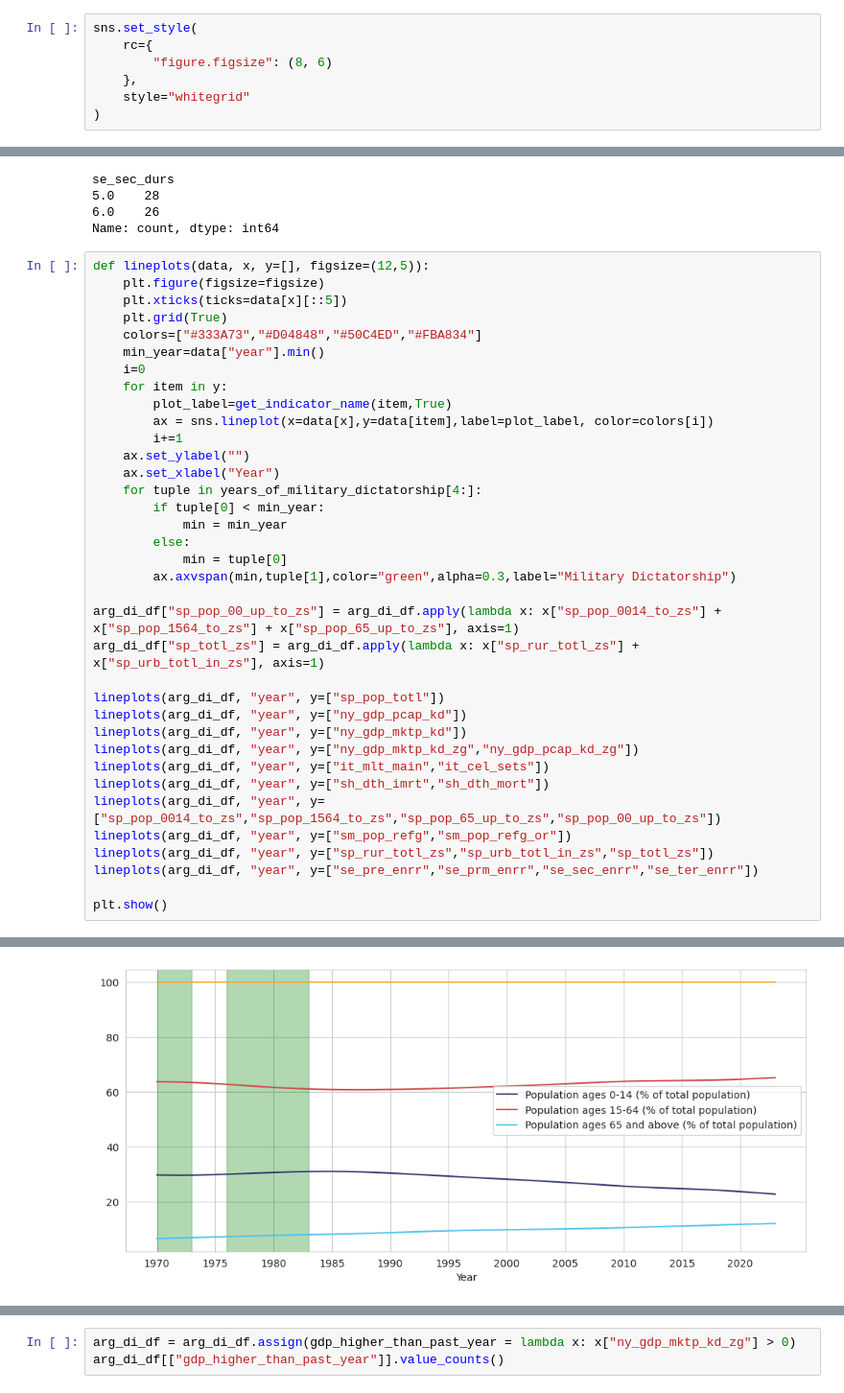
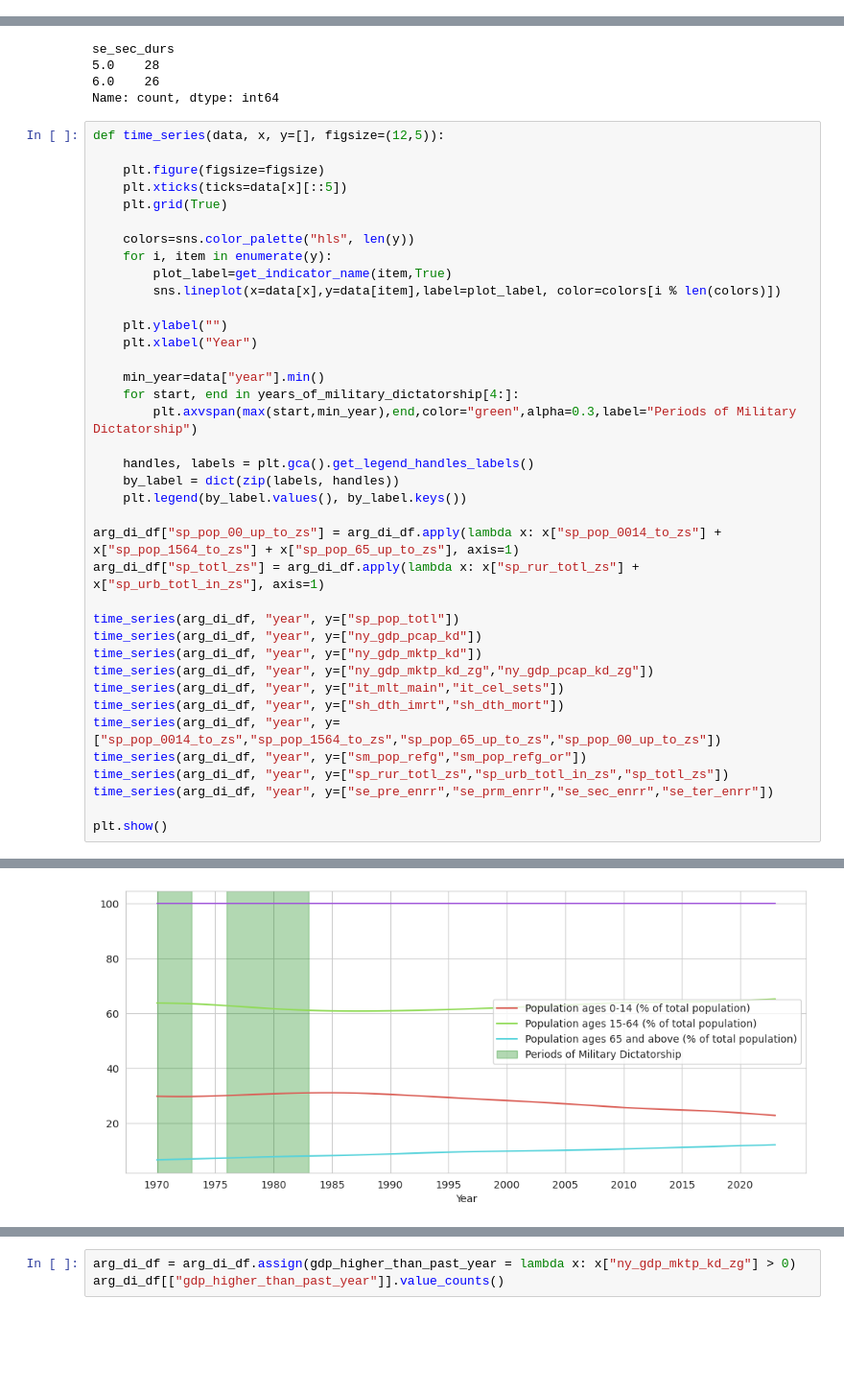
Before and after one commit to alejo-cuello/research-on-argentina, a Jupyter notebook: notebooks/0.2-alejo-impute_data.ipynb, the cells around one changed output, grey strips where cells are left out. Shown at 96% size. Drawn from its saved outputs; the diff is of its cells as text; blank space fills up the shorter version.

Commit message:
Optimize plot function

```diff
--- a/notebooks/0.2-alejo-impute_data.ipynb
+++ b/notebooks/0.2-alejo-impute_data.ipynb
@@ -69,10 +67,3 @@ memory usage: 10.3 KB
-# %%
-sns.set_style(
-    rc={
-        "figure.figsize": (8, 6)
-    },
-    style="whitegrid"
-)
 # %% [markdown]
 #### Getting indicators names and codes
 # %%
@@ -122,39 +113,41 @@ se_sec_durs
 6.0    26
 Name: count, dtype: int64
 # %%
-def lineplots(data, x, y=[], figsize=(12,5)):
+def time_series(data, x, y=[], figsize=(12,5)):
+
     plt.figure(figsize=figsize)
     plt.xticks(ticks=data[x][::5])
     plt.grid(True)
-    colors=["#333A73","#D04848","#50C4ED","#FBA834"]
+
+    colors=sns.color_palette("hls", len(y))
+    for i, item in enumerate(y):
+        plot_label=get_indicator_name(item,True)
+        sns.lineplot(x=data[x],y=data[item],label=plot_label, color=colors[i % len(colors)])
+
+    plt.ylabel("")
+    plt.xlabel("Year")
+
     min_year=data["year"].min()
-    i=0
-    for item in y:
-        plot_label=get_indicator_name(item,True)
-        ax = sns.lineplot(x=data[x],y=data[item],label=plot_label, color=colors[i])
-        i+=1
-    ax.set_ylabel("")
-    ax.set_xlabel("Year")
-    for tuple in years_of_military_dictatorship[4:]:
-        if tuple[0] < min_year:
-            min = min_year
-        else:
-            min = tuple[0]
-        ax.axvspan(min,tuple[1],color="green",alpha=0.3,label="Military Dictatorship")
+    for start, end in years_of_military_dictatorship[4:]:
+        plt.axvspan(max(start,min_year),end,color="green",alpha=0.3,label="Periods of Military Dictatorship")
+
+    handles, labels = plt.gca().get_legend_handles_labels()
+    by_label = dict(zip(labels, handles))
+    plt.legend(by_label.values(), by_label.keys())
 
 arg_di_df["sp_pop_00_up_to_zs"] = arg_di_df.apply(lambda x: x["sp_pop_0014_to_zs"] + x["sp_pop_1564_to_zs"] + x["sp_pop_65_up_to_zs"], axis=1)
 arg_di_df["sp_totl_zs"] = arg_di_df.apply(lambda x: x["sp_rur_totl_zs"] + x["sp_urb_totl_in_zs"], axis=1)
 
-lineplots(arg_di_df, "year", y=["sp_pop_totl"])
-lineplots(arg_di_df, "year", y=["ny_gdp_pcap_kd"])
-lineplots(arg_di_df, "year", y=["ny_gdp_mktp_kd"])
-lineplots(arg_di_df, "year", y=["ny_gdp_mktp_kd_zg","ny_gdp_pcap_kd_zg"])
-lineplots(arg_di_df, "year", y=["it_mlt_main","it_cel_sets"])
-lineplots(arg_di_df, "year", y=["sh_dth_imrt","sh_dth_mort"])
-lineplots(arg_di_df, "year", y=["sp_pop_0014_to_zs","sp_pop_1564_to_zs","sp_pop_65_up_to_zs","sp_pop_00_up_to_zs"])
-lineplots(arg_di_df, "year", y=["sm_pop_refg","sm_pop_refg_or"])
-lineplots(arg_di_df, "year", y=["sp_rur_totl_zs","sp_urb_totl_in_zs","sp_totl_zs"])
-lineplots(arg_di_df, "year", y=["se_pre_enrr","se_prm_enrr","se_sec_enrr","se_ter_enrr"])
+time_series(arg_di_df, "year", y=["sp_pop_totl"])
+time_series(arg_di_df, "year", y=["ny_gdp_pcap_kd"])
+time_series(arg_di_df, "year", y=["ny_gdp_mktp_kd"])
+time_series(arg_di_df, "year", y=["ny_gdp_mktp_kd_zg","ny_gdp_pcap_kd_zg"])
+time_series(arg_di_df, "year", y=["it_mlt_main","it_cel_sets"])
+time_series(arg_di_df, "year", y=["sh_dth_imrt","sh_dth_mort"])
+time_series(arg_di_df, "year", y=["sp_pop_0014_to_zs","sp_pop_1564_to_zs","sp_pop_65_up_to_zs","sp_pop_00_up_to_zs"])
+time_series(arg_di_df, "year", y=["sm_pop_refg","sm_pop_refg_or"])
+time_series(arg_di_df, "year", y=["sp_rur_totl_zs","sp_urb_totl_in_zs","sp_totl_zs"])
+time_series(arg_di_df, "year", y=["se_pre_enrr","se_prm_enrr","se_sec_enrr","se_ter_enrr"])
 
 plt.show()
 # %% [output]
@@ -167 +160 @@ plt.show()
-[figure, old version]
+[figure, new version]
```
Also changed, not shown: parts of 2 cells of this notebook, 2 other files.
